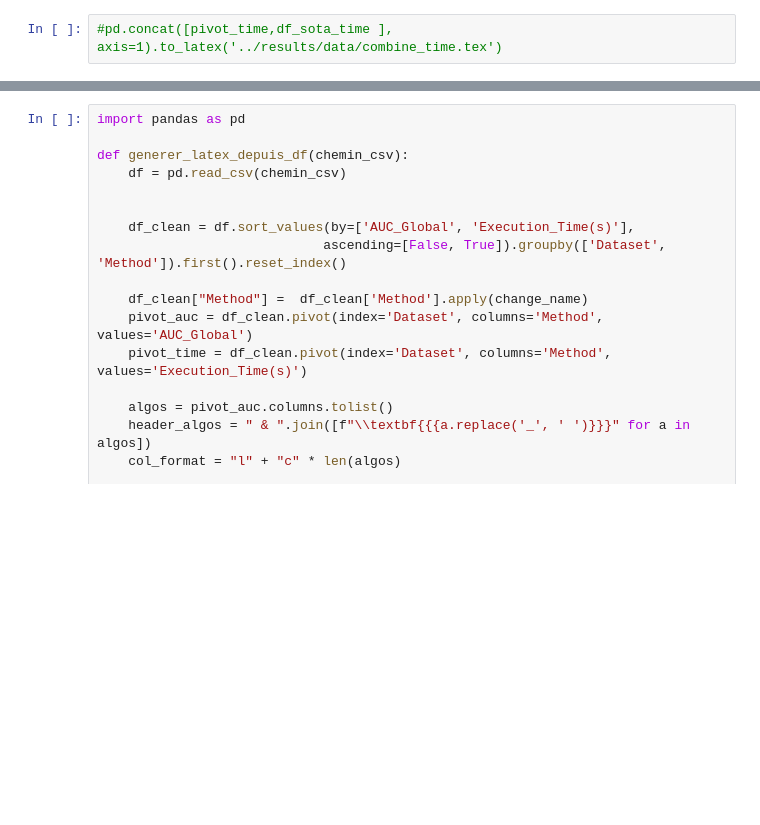
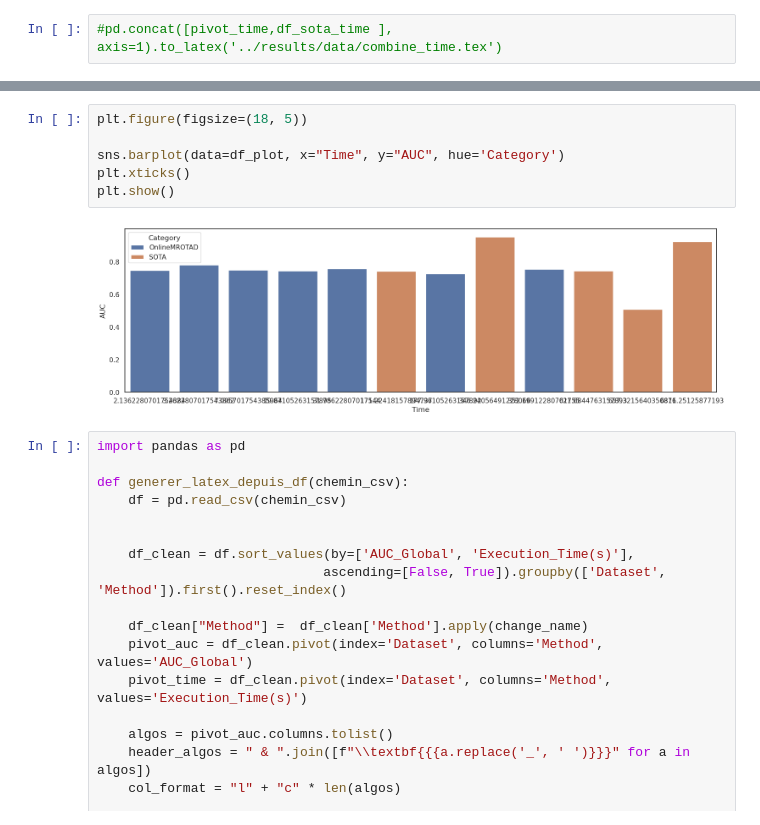
Before and after one commit to Trust26h/Online-domain-adaptation-for-data-stream-anomaly-detection, a Jupyter notebook: notebook/analyse.ipynb, the cells around one changed output, grey strips where cells are left out. Saved outputs shown, nothing was run; the diff lists cells and outputs as text; blank space fills up the shorter version.

```diff
--- a/notebook/analyse.ipynb
+++ b/notebook/analyse.ipynb
@@ -376,3 +480,11 @@ df_sc_time
+# %%
+plt.figure(figsize=(18, 5))
+
+sns.barplot(data=df_plot, x="Time", y="AUC", hue='Category')
+plt.xticks()
+plt.show()
+# %% [output]
+[figure, added]
 # %%
 import pandas as pd
 
```
Also changed, not shown: parts of 10 cells of this notebook, 1 other file.
